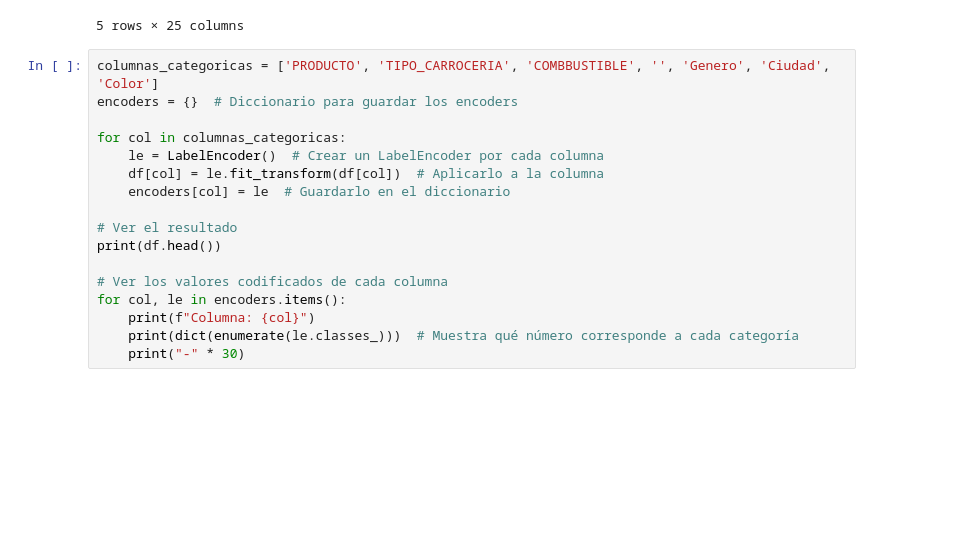
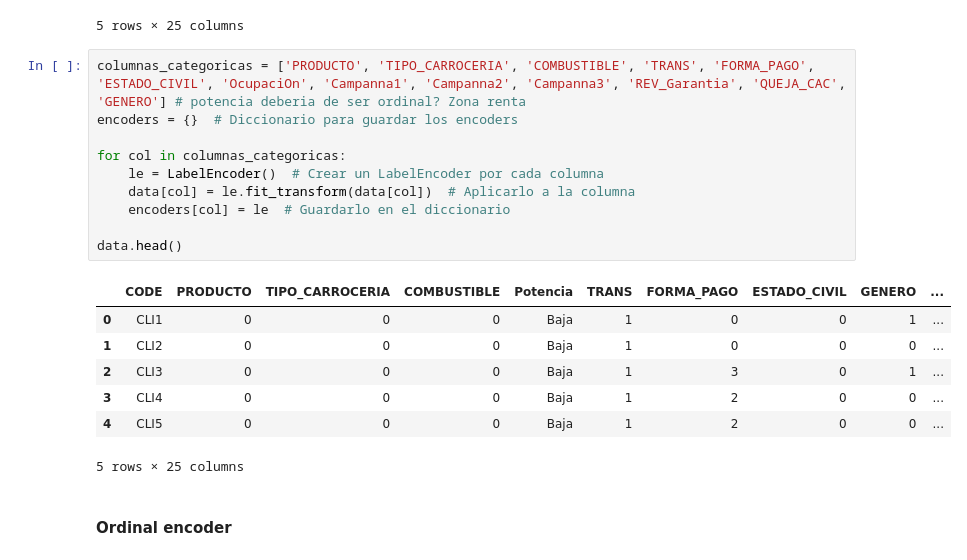
Before and after one commit to seerraa16/IA-LetsGo, a Jupyter notebook: analisis.ipynb, the cells around one changed output. Saved outputs shown, nothing was run; the diff lists cells and outputs as text; blank space fills up the shorter version.

```diff
--- a/analisis.ipynb
+++ b/analisis.ipynb
@@ -138,19 +139,22 @@ data.head()
 | 4 | CLI5 | A | TIPO1 | FUEL 1 | Baja | M | Financiera Marca | CASADO | F | ... |
 5 rows × 25 columns
 # %%
-columnas_categoricas = ['PRODUCTO', 'TIPO_CARROCERIA', 'COMBBUSTIBLE', '', 'Genero', 'Ciudad', 'Color']
+columnas_categoricas = ['PRODUCTO', 'TIPO_CARROCERIA', 'COMBUSTIBLE', 'TRANS', 'FORMA_PAGO', 'ESTADO_CIVIL', 'OcupaciOn', 'Campanna1', 'Campanna2', 'Campanna3', 'REV_Garantia', 'QUEJA_CAC', 'GENERO'] # potencia deberia de ser ordinal? Zona renta
 encoders = {}  # Diccionario para guardar los encoders
 
 for col in columnas_categoricas:
     le = LabelEncoder()  # Crear un LabelEncoder por cada columna
-    df[col] = le.fit_transform(df[col])  # Aplicarlo a la columna
+    data[col] = le.fit_transform(data[col])  # Aplicarlo a la columna
     encoders[col] = le  # Guardarlo en el diccionario
 
-# Ver el resultado
-print(df.head())
-
-# Ver los valores codificados de cada columna
-for col, le in encoders.items():
-    print(f"Columna: {col}")
-    print(dict(enumerate(le.classes_)))  # Muestra qué número corresponde a cada categoría
-    print("-" * 30)
+data.head()
+# %% [output]
+|  | CODE | PRODUCTO | TIPO_CARROCERIA | COMBUSTIBLE | Potencia | TRANS | FORMA_PAGO | ESTADO_CIVIL | GENERO | ... |
+| 0 | CLI1 | 0 | 0 | 0 | Baja | 1 | 0 | 0 | 1 | ... |
+| 1 | CLI2 | 0 | 0 | 0 | Baja | 1 | 0 | 0 | 0 | ... |
+| 2 | CLI3 | 0 | 0 | 0 | Baja | 1 | 3 | 0 | 1 | ... |
+| 3 | CLI4 | 0 | 0 | 0 | Baja | 1 | 2 | 0 | 0 | ... |
+| 4 | CLI5 | 0 | 0 | 0 | Baja | 1 | 2 | 0 | 0 | ... |
+5 rows × 25 columns
+# %% [markdown]
+#### Ordinal encoder
```
Also changed, not shown: parts of 9 cells of this notebook.
